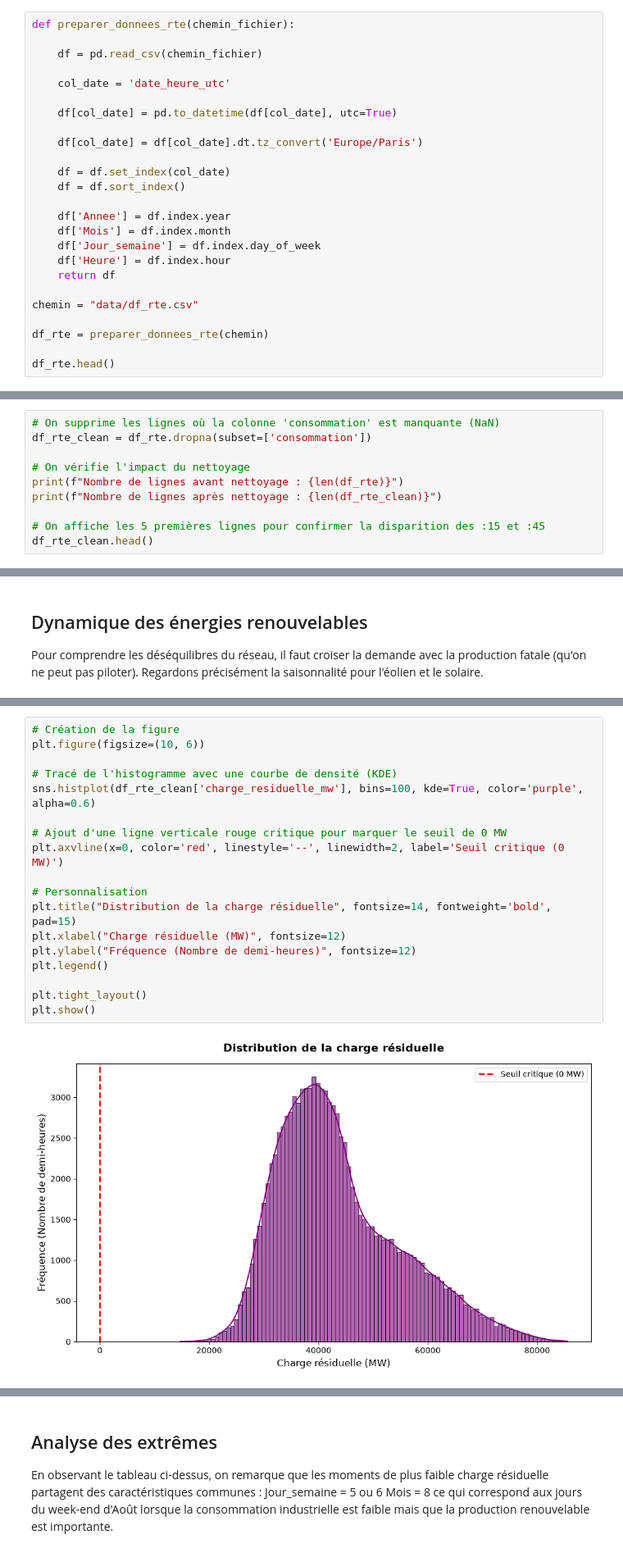
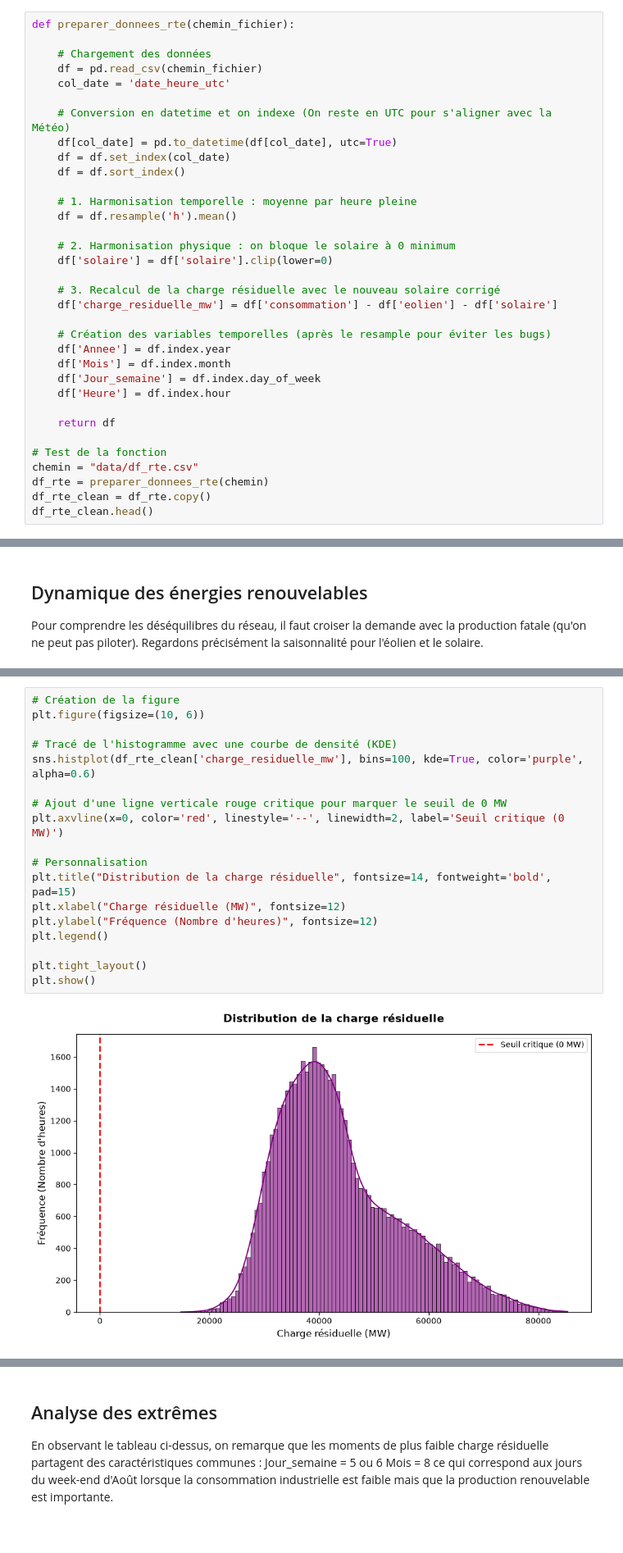
Before and after one commit to Elyes-Belhassen/meteo-energies-renouvelables-france, a Jupyter notebook: analyse_rte.ipynb, the cells around one changed output, grey strips where cells are left out. Shown at 82% size. Cells and saved outputs as stored; diff of their text form.

Commit message:
fix: harmonisation temporelle UTC, correction solaire et réécriture conclusion sans prix

```diff
--- a/analyse_rte.ipynb
+++ b/analyse_rte.ipynb
@@ -5,28 +5,37 @@ import seaborn as sns
 # %%
 def preparer_donnees_rte(chemin_fichier):
 
+    # Chargement des données
     df = pd.read_csv(chemin_fichier)
-
     col_date = 'date_heure_utc'
 
+    # Conversion en datetime et on indexe (On reste en UTC pour s'aligner avec la Météo)
     df[col_date] = pd.to_datetime(df[col_date], utc=True)
-
-    df[col_date] = df[col_date].dt.tz_convert('Europe/Paris')
-
     df = df.set_index(col_date)
     df = df.sort_index()
 
+    # 1. Harmonisation temporelle : moyenne par heure pleine
+    df = df.resample('h').mean()
+
+    # 2. Harmonisation physique : on bloque le solaire à 0 minimum
+    df['solaire'] = df['solaire'].clip(lower=0)
+
+    # 3. Recalcul de la charge résiduelle avec le nouveau solaire corrigé
+    df['charge_residuelle_mw'] = df['consommation'] - df['eolien'] - df['solaire']
+
+    # Création des variables temporelles (après le resample pour éviter les bugs)
     df['Annee'] = df.index.year
     df['Mois'] = df.index.month
     df['Jour_semaine'] = df.index.day_of_week
     df['Heure'] = df.index.hour
+
     return df
 
+# Test de la fonction
 chemin = "data/df_rte.csv"
-
 df_rte = preparer_donnees_rte(chemin)
-
-df_rte.head()
+df_rte_clean = df_rte.copy()
+df_rte_clean.head()
 # %% [output]
 |  | consommation | solaire | eolien | nucleaire | hydraulique | gaz | ech_physiques | ... |
 | date_heure_utc |  |  |  |  |  |  |  | ... |
@@ -41,10 +46,0 @@ En affichant les premières lignes du tableau, on remarque que les pas de temps
-# %%
-# On supprime les lignes où la colonne 'consommation' est manquante (NaN)
-df_rte_clean = df_rte.dropna(subset=['consommation'])
-
-# On vérifie l'impact du nettoyage
-print(f"Nombre de lignes avant nettoyage : {len(df_rte)}")
-print(f"Nombre de lignes après nettoyage : {len(df_rte_clean)}")
-
-# On affiche les 5 premières lignes pour confirmer la disparition des :15 et :45
-df_rte_clean.head()
@@ -157,23 +146,23 @@ La charge résiduelle est le principal moteur des prix sur le marché de gros. U
 # %%
 # Création de la figure
 plt.figure(figsize=(10, 6))
 
 # Tracé de l'histogramme avec une courbe de densité (KDE)
 sns.histplot(df_rte_clean['charge_residuelle_mw'], bins=100, kde=True, color='purple', alpha=0.6)
 
 # Ajout d'une ligne verticale rouge critique pour marquer le seuil de 0 MW
 plt.axvline(x=0, color='red', linestyle='--', linewidth=2, label='Seuil critique (0 MW)')
 
 # Personnalisation
 plt.title("Distribution de la charge résiduelle", fontsize=14, fontweight='bold', pad=15)
 plt.xlabel("Charge résiduelle (MW)", fontsize=12)
-plt.ylabel("Fréquence (Nombre de demi-heures)", fontsize=12)
+plt.ylabel("Fréquence (Nombre d'heures)", fontsize=12)
 plt.legend()
 
 plt.tight_layout()
 plt.show()
 # %% [output]
-[figure, old version]
+[figure, new version]
 # %% [markdown]
 ## Interprétation
 
```
Also changed, not shown: parts of 10 cells of this notebook.
